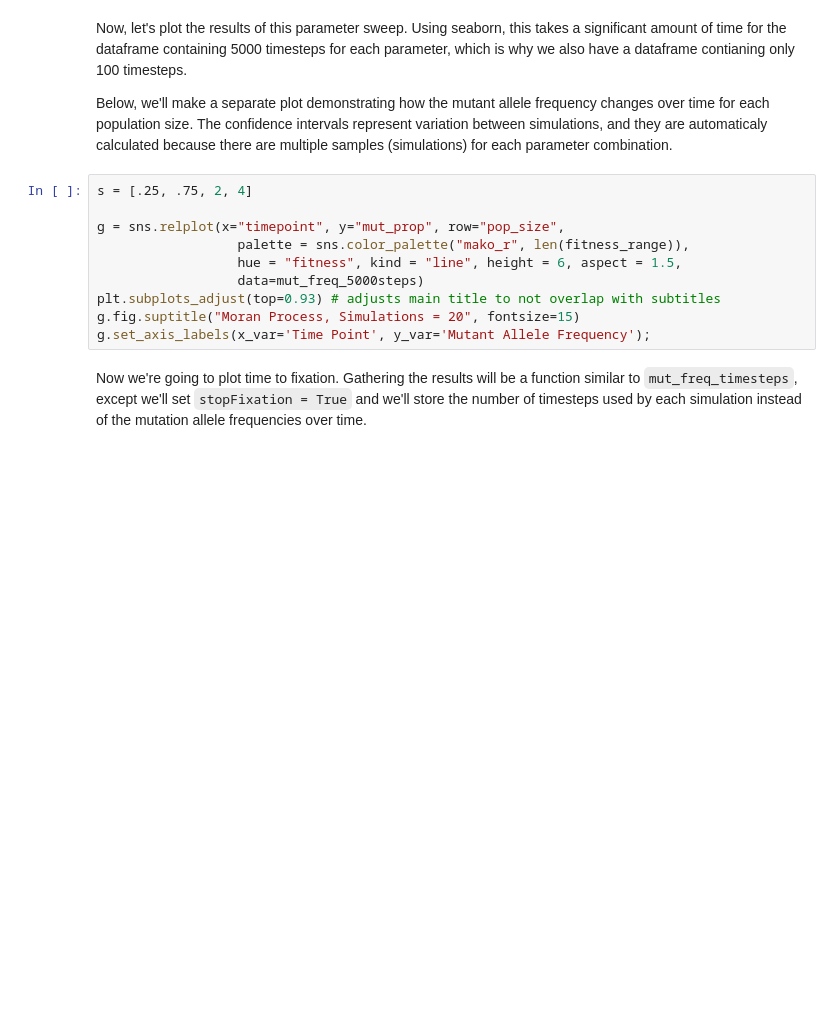
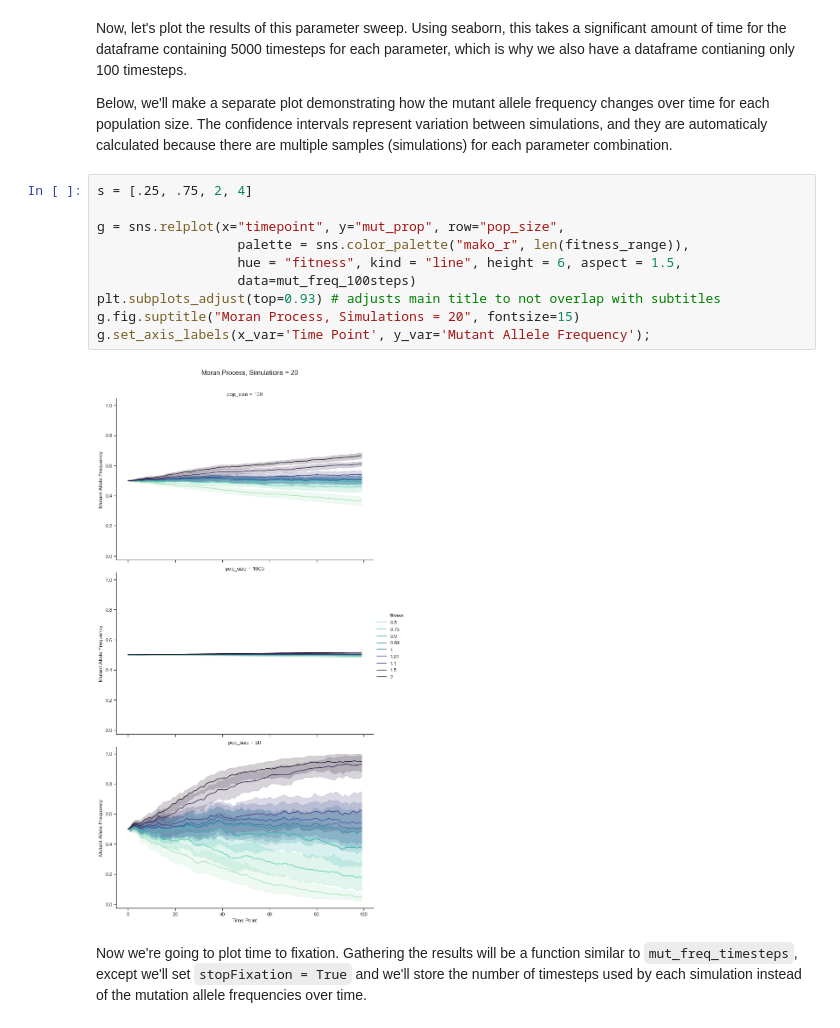
Before and after one commit to jessicascarborough/stochastic-modeling, a Jupyter notebook: stochastic_modeling.ipynb, the cells around one changed output. Saved outputs shown, nothing was run; the diff lists cells and outputs as text; blank space fills up the shorter version.

```diff
--- a/stochastic_modeling.ipynb
+++ b/stochastic_modeling.ipynb
@@ -163,13 +176,15 @@ Below, we'll make a separate plot demonstrating how the mutant allele frequency
 # %%
 s = [.25, .75, 2, 4]
 
 g = sns.relplot(x="timepoint", y="mut_prop", row="pop_size",
                   palette = sns.color_palette("mako_r", len(fitness_range)),
                   hue = "fitness", kind = "line", height = 6, aspect = 1.5,
-                  data=mut_freq_5000steps)
+                  data=mut_freq_100steps)
 plt.subplots_adjust(top=0.93) # adjusts main title to not overlap with subtitles
 g.fig.suptitle("Moran Process, Simulations = 20", fontsize=15)
 g.set_axis_labels(x_var='Time Point', y_var='Mutant Allele Frequency');
+# %% [output]
+[figure, added]
 # %% [markdown]
 Now we're going to plot time to fixation. Gathering the results will be a function similar to `mut_freq_timesteps`, except we'll set `stopFixation = True` and we'll store the number of timesteps used by each simulation instead of the mutation allele frequencies over time.
 # %%
```
Also changed, not shown: parts of 27 cells of this notebook.
